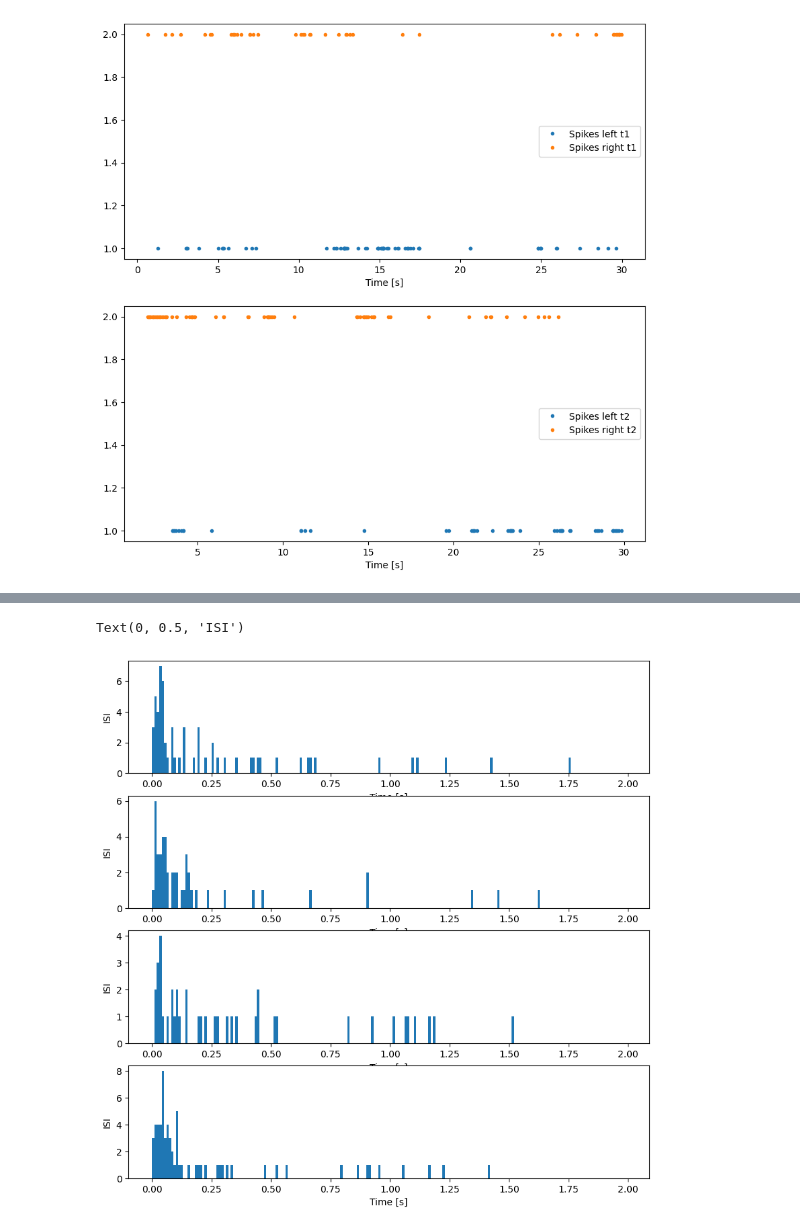
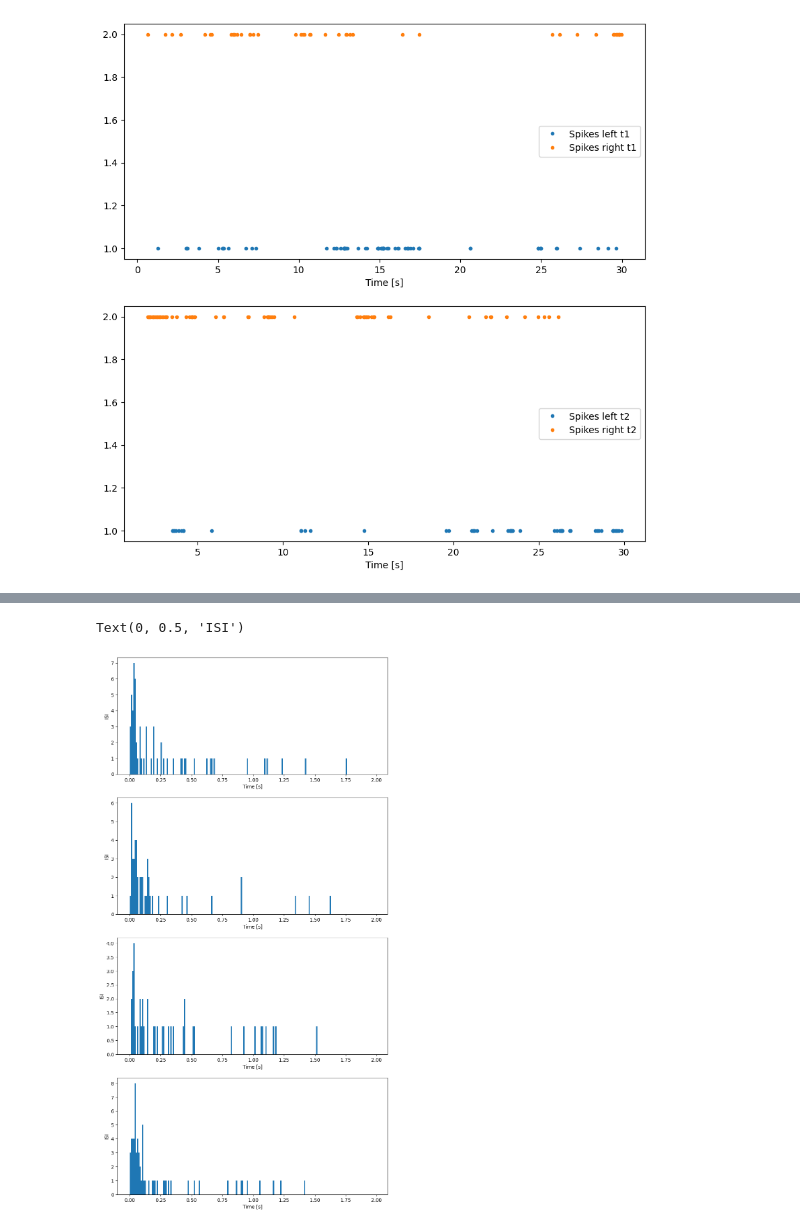
Before and after one commit to caseymacelhiney/neuro265, a Jupyter notebook: coding_homework_7.ipynb, the cells around one changed output, grey strips where cells are left out. Saved outputs shown, nothing was run; the diff lists cells and outputs as text; code cells hidden in the pictures.

```diff
--- a/coding_homework_7.ipynb
+++ b/coding_homework_7.ipynb
@@ -123,30 +146,30 @@ ISI_right2 = np.diff(spikes_right_trial2)
 # %%
 #11 In a new Code Cell, make four histograms - one for each of your four ISI arrays.
 #Set the bins for your histograms to start at time 0, and end at time 2 s, with a bin size equal to 0.01 s. Label your axes.
 bins = np.arange(0, 2, 0.01)
 
-fig,ax = plt.subplots(4,figsize=(10,10))
+fig,ax = plt.subplots(4,figsize=(10,20))
 
 ax[0].hist(ISI_left1, bins)
 ax[0].set_xlabel('Time [s]')
 ax[0].set_ylabel('ISI')
 
 
 ax[1].hist(ISI_left2, bins)
 ax[1].set_xlabel('Time [s]')
 ax[1].set_ylabel('ISI')
 
 
 ax[2].hist(ISI_right1, bins)
 ax[2].set_xlabel('Time [s]')
 ax[2].set_ylabel('ISI')
 
 
 ax[3].hist(ISI_right2, bins)
 ax[3].set_xlabel('Time [s]')
 ax[3].set_ylabel('ISI')
 # %% [output]
 Text(0, 0.5, 'ISI')
-[figure, old version]
+[figure, new version]
 # %% [markdown]
 **12 In a new Markdown Cell, interpret your histograms. Does this neuron tend to fire in "bursts"? Does it have higher "burstiness" during left or right turn trials?**
```
Also changed, not shown: parts of 7 cells of this notebook.
